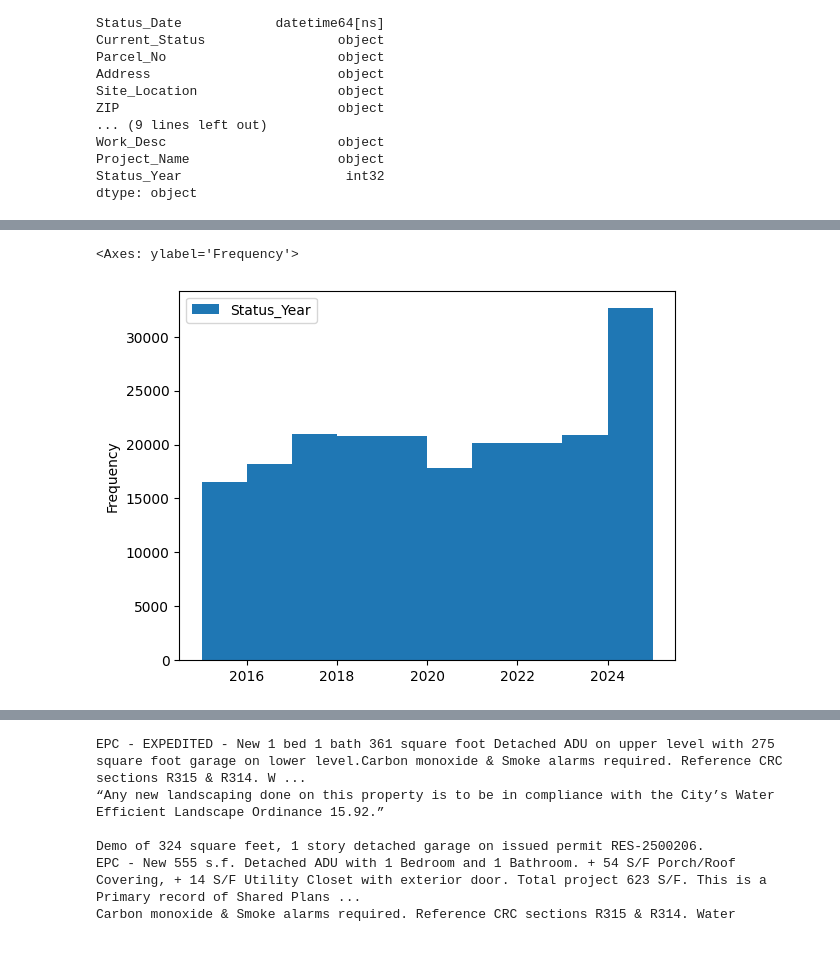
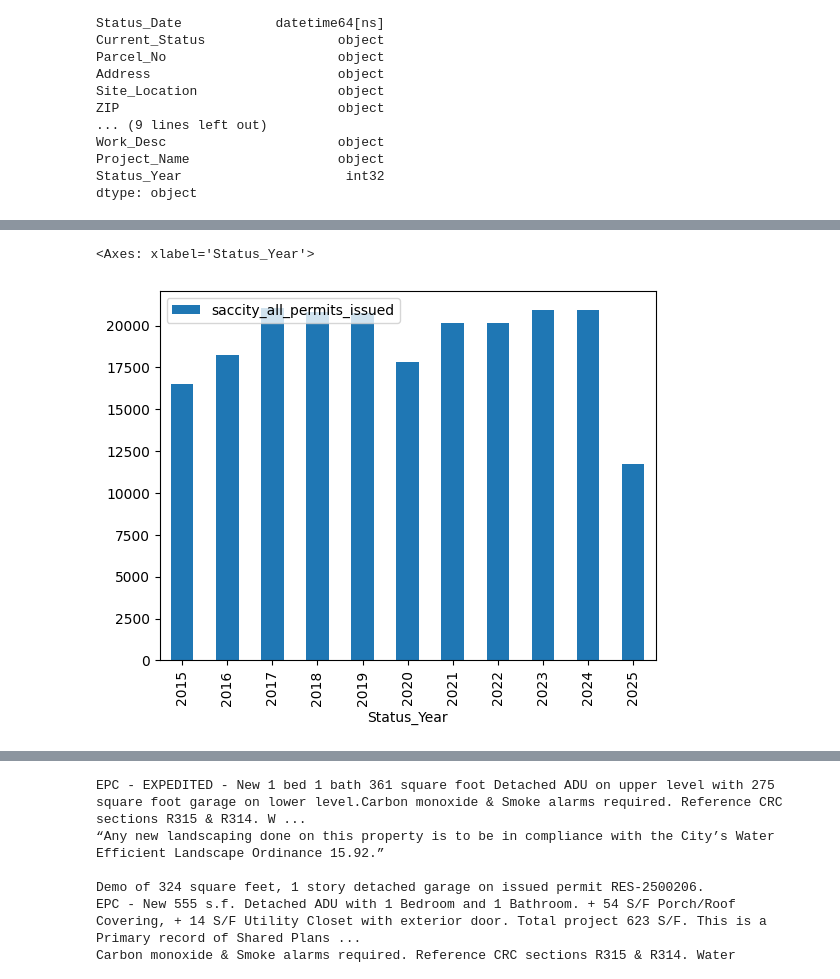
Before and after one commit to pwnage101/adus_research, a Jupyter notebook: ADUs.ipynb, the cells around one changed output, grey strips where cells are left out. Drawn from its saved outputs; the diff is of its cells as text; code cells hidden in the pictures; blank space fills up the shorter version.

```diff
--- a/ADUs.ipynb
+++ b/ADUs.ipynb
@@ -262,5 +274,12 @@ dtype: object
 # %%
-permits_saccity.plot.hist(column=["Status_Year"])
+sql_string = """
+select status_year, count(*) as saccity_all_permits_issued
+from permits_saccity
+group by status_year
+order by status_year asc
+"""
+permits_saccity_by_year = duckdb.query(sql_string).df()
+permits_saccity_by_year.plot(x='Status_Year', y=['saccity_all_permits_issued'], kind='bar')
 # %% [output]
-<Axes: ylabel='Frequency'>
+<Axes: xlabel='Status_Year'>
-[figure, old version]
+[figure, new version]
```
Also changed, not shown: parts of 10 cells of this notebook.
